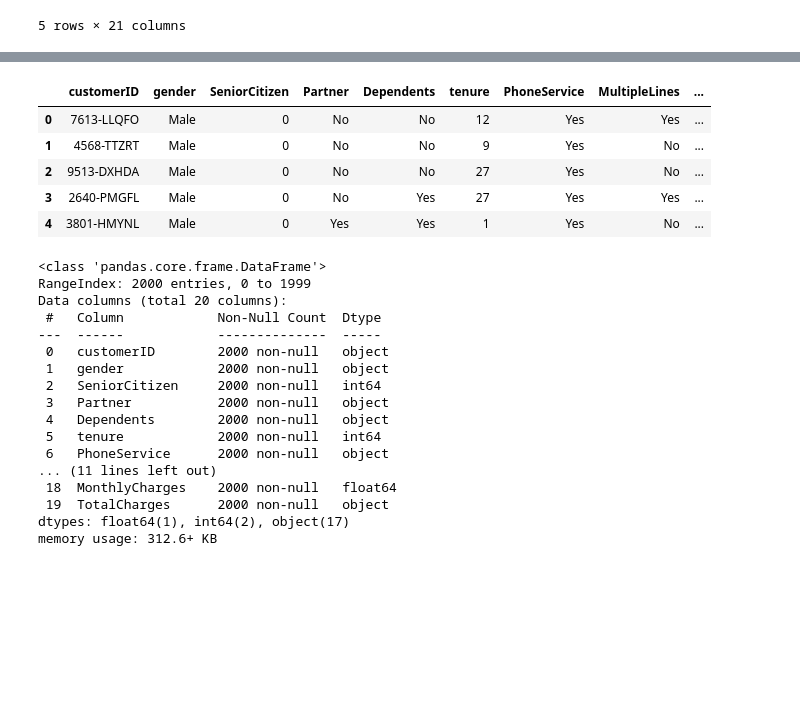
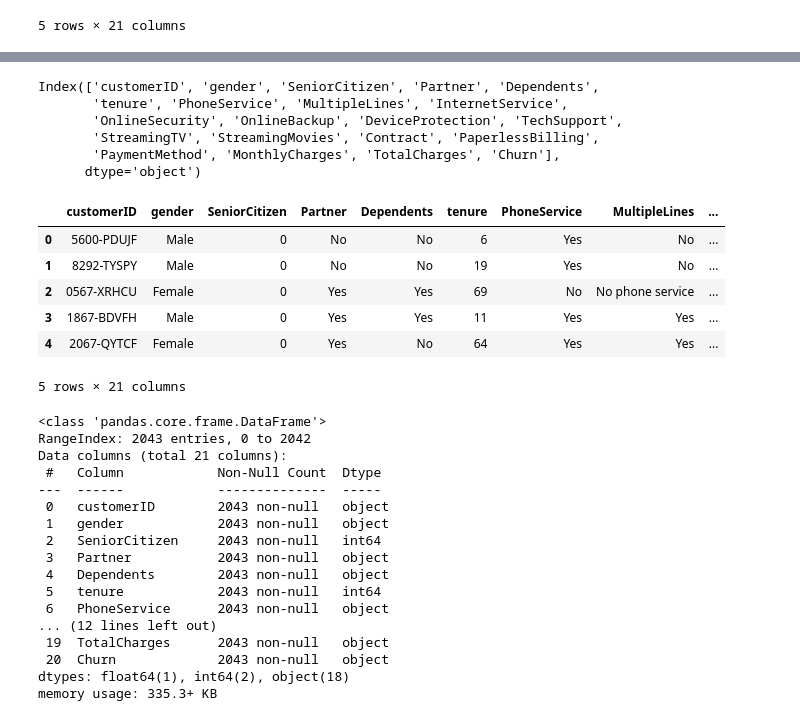
Before and after one commit to M-travis123/LP-2-CLASSIFICATION-PROJECT, a Jupyter notebook: LP_2.ipynb, the cells around one changed output, grey strips where cells are left out. Saved outputs shown, nothing was run; the diff lists cells and outputs as text; code cells hidden in the pictures; blank space fills up the shorter version.

Commit message:
loaded second data

```diff
--- a/LP_2.ipynb
+++ b/LP_2.ipynb
@@ -86,36 +116,44 @@ Data columns (total 21 columns):
  20  Churn             2999 non-null   object
 dtypes: bool(5), float64(2), int64(1), object(13)
 memory usage: 389.8+ KB
+# %%
+df1.columns
+# %% [output]
+Index(['customerID', 'gender', 'SeniorCitizen', 'Partner', 'Dependents',
+       'tenure', 'PhoneService', 'MultipleLines', 'InternetService',
+       'OnlineSecurity', 'OnlineBackup', 'DeviceProtection', 'TechSupport',
+       'StreamingTV', 'StreamingMovies', 'Contract', 'PaperlessBilling',
+       'PaymentMethod', 'MonthlyCharges', 'TotalCharges', 'Churn'],
+      dtype='object')
 # %%
 # Load the second data
-df2 = pd.read_excel('Telco-churn-second-2000.xlsx')
-
-# Display  the DataFrame
+df2= pd.read_csv('LP2_Telco-churn-second-2000.csv')
 df2.head()
 # %% [output]
 |  | customerID | gender | SeniorCitizen | Partner | Dependents | tenure | PhoneService | MultipleLines | ... |
-| 0 | 7613-LLQFO | Male | 0 | No | No | 12 | Yes | Yes | ... |
-| 1 | 4568-TTZRT | Male | 0 | No | No | 9 | Yes | No | ... |
-| 2 | 9513-DXHDA | Male | 0 | No | No | 27 | Yes | No | ... |
-| 3 | 2640-PMGFL | Male | 0 | No | Yes | 27 | Yes | Yes | ... |
-| 4 | 3801-HMYNL | Male | 0 | Yes | Yes | 1 | Yes | No | ... |
+| 0 | 5600-PDUJF | Male | 0 | No | No | 6 | Yes | No | ... |
+| 1 | 8292-TYSPY | Male | 0 | No | No | 19 | Yes | No | ... |
+| 2 | 0567-XRHCU | Female | 0 | Yes | Yes | 69 | No | No phone service | ... |
+| 3 | 1867-BDVFH | Male | 0 | Yes | Yes | 11 | Yes | Yes | ... |
+| 4 | 2067-QYTCF | Female | 0 | Yes | No | 64 | Yes | Yes | ... |
+5 rows × 21 columns
 # %%
 df2.info()
 # %% [output]
 <class 'pandas.core.frame.DataFrame'>
-RangeIndex: 2000 entries, 0 to 1999
-Data columns (total 20 columns):
+RangeIndex: 2043 entries, 0 to 2042
+Data columns (total 21 columns):
  #   Column            Non-Null Count  Dtype
 ---  ------            --------------  -----
- 0   customerID        2000 non-null   object
- 1   gender            2000 non-null   object
- 2   SeniorCitizen     2000 non-null   int64
- 3   Partner           2000 non-null   object
- 4   Dependents        2000 non-null   object
- 5   tenure            2000 non-null   int64
- 6   PhoneService      2000 non-null   object
-... (11 lines left out)
- 18  MonthlyCharges    2000 non-null   float64
- 19  TotalCharges      2000 non-null   object
-dtypes: float64(1), int64(2), object(17)
-memory usage: 312.6+ KB
+ 0   customerID        2043 non-null   object
+ 1   gender            2043 non-null   object
+ 2   SeniorCitizen     2043 non-null   int64
+ 3   Partner           2043 non-null   object
+ 4   Dependents        2043 non-null   object
+ 5   tenure            2043 non-null   int64
+ 6   PhoneService      2043 non-null   object
+... (12 lines left out)
+ 19  TotalCharges      2043 non-null   object
+ 20  Churn             2043 non-null   object
+dtypes: float64(1), int64(2), object(18)
+memory usage: 335.3+ KB
```
Also changed, not shown: parts of 159 cells of this notebook, 2 other files.
